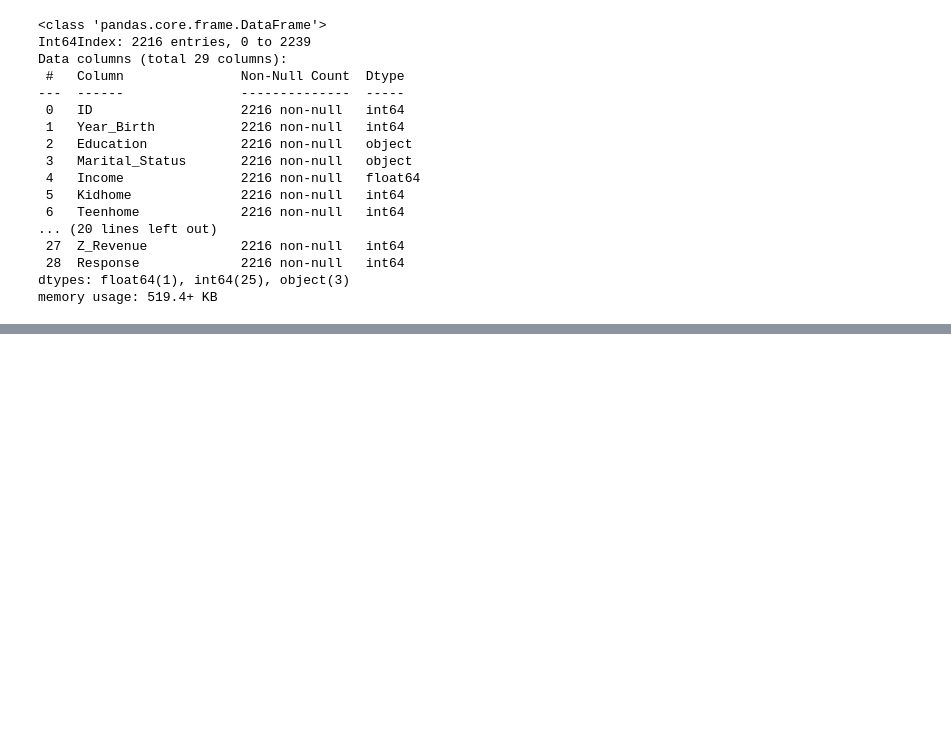
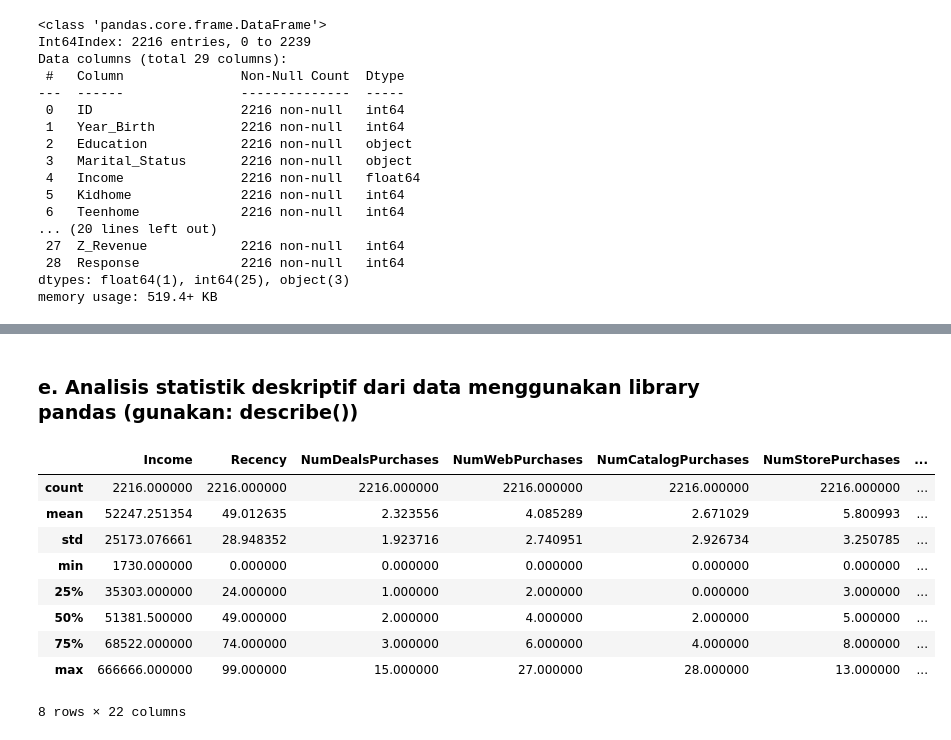
Before and after one commit to jon-mun/clustering-marketing-campaign, a Jupyter notebook: problem1.ipynb, the cells around one changed output, grey strips where cells are left out. Drawn from its saved outputs; the diff is of its cells as text; code cells hidden in the pictures; blank space fills up the shorter version.

```diff
--- a/problem1.ipynb
+++ b/problem1.ipynb
@@ -99,0 +285,8 @@ memory usage: 519.4+ KB
+# %%
+category_mapping = {
+    'Graduation': 'Bachelor\'s Degree',
+    'PhD': 'Advanced Degree',
+    'Master': 'Advanced Degree',
+    'Basic': 'High School or Below',
+    '2n Cycle': 'High School or Below'
+}
@@ -99,0 +349,15 @@ memory usage: 519.4+ KB
+# %% [markdown]
+### e.	Analisis statistik deskriptif dari data menggunakan library pandas (gunakan: describe())
+# %%
+df2.describe()
+# %% [output]
+|  | Income | Recency | NumDealsPurchases | NumWebPurchases | NumCatalogPurchases | NumStorePurchases | ... |
+| count | 2216.000000 | 2216.000000 | 2216.000000 | 2216.000000 | 2216.000000 | 2216.000000 | ... |
+| mean | 52247.251354 | 49.012635 | 2.323556 | 4.085289 | 2.671029 | 5.800993 | ... |
+| std | 25173.076661 | 28.948352 | 1.923716 | 2.740951 | 2.926734 | 3.250785 | ... |
+| min | 1730.000000 | 0.000000 | 0.000000 | 0.000000 | 0.000000 | 0.000000 | ... |
+| 25% | 35303.000000 | 24.000000 | 1.000000 | 2.000000 | 0.000000 | 3.000000 | ... |
+| 50% | 51381.500000 | 49.000000 | 2.000000 | 4.000000 | 2.000000 | 5.000000 | ... |
+| 75% | 68522.000000 | 74.000000 | 3.000000 | 6.000000 | 4.000000 | 8.000000 | ... |
+| max | 666666.000000 | 99.000000 | 15.000000 | 27.000000 | 28.000000 | 13.000000 | ... |
+8 rows × 22 columns
```
Also changed, not shown: parts of 36 cells of this notebook.
